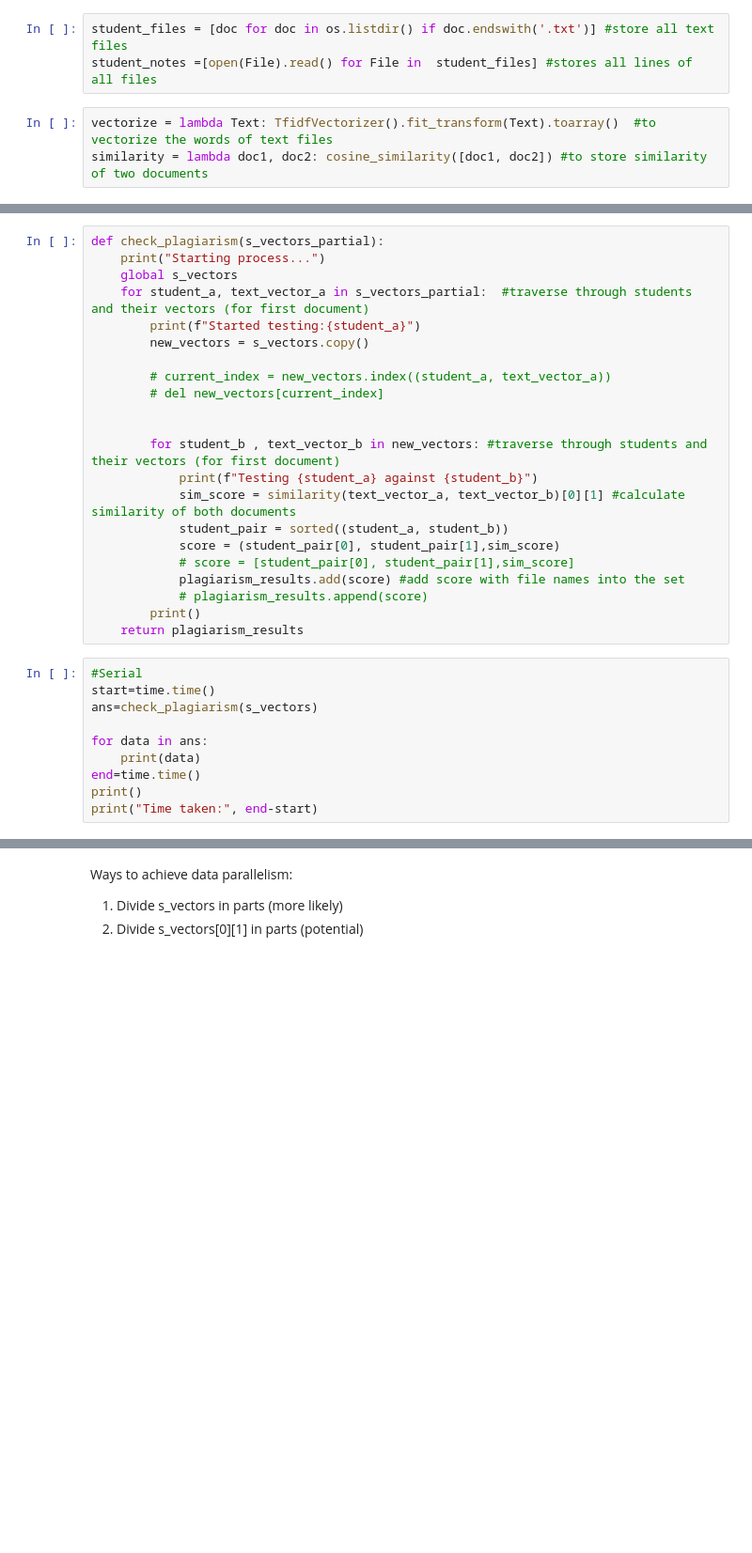
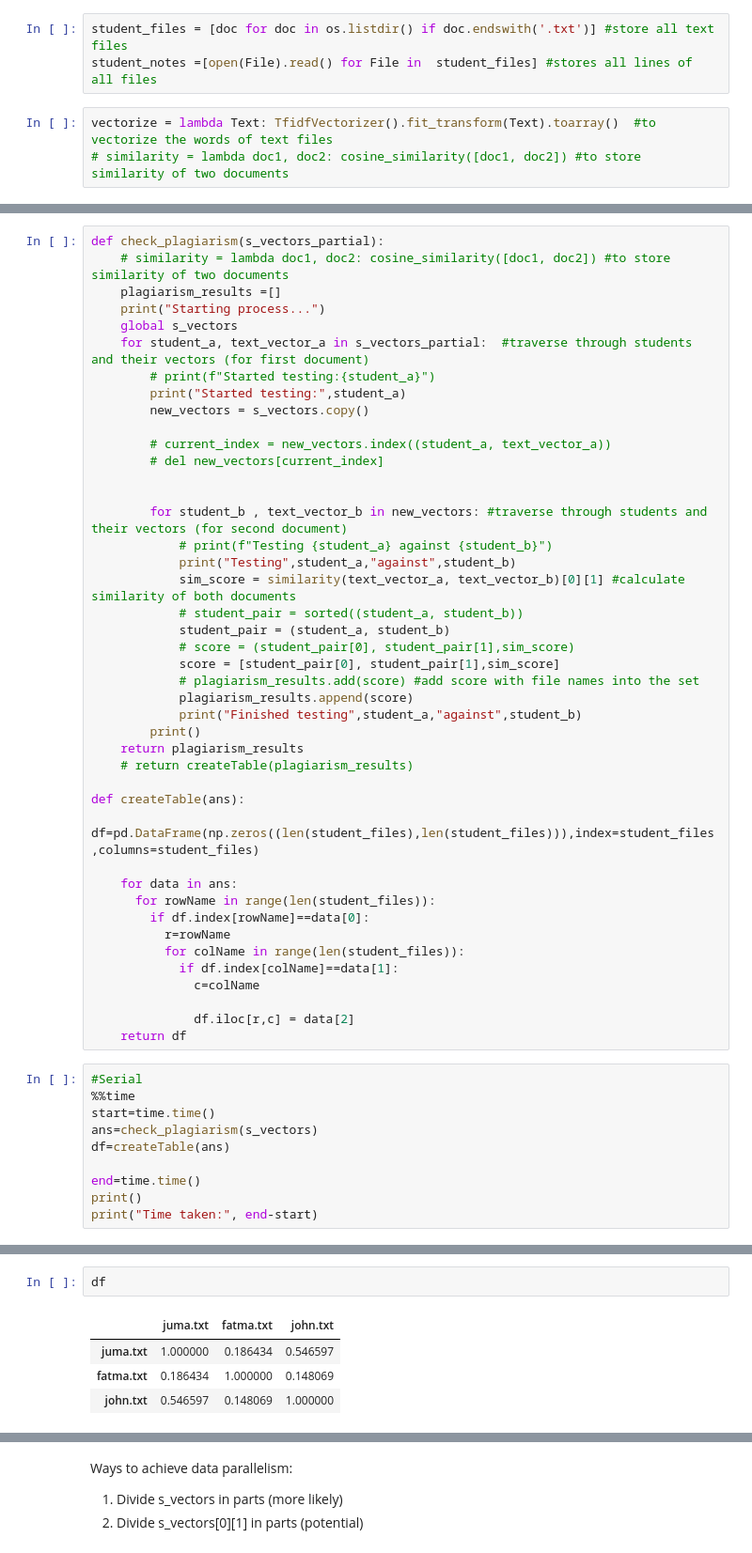
Before and after one commit to arindamkeswani/RePlicate, a Jupyter notebook: RePlicate_(HPC_Project).ipynb, the cells around one changed output, grey strips where cells are left out. Shown at 94% size. Drawn from its saved outputs; the diff is of its cells as text; blank space fills up the shorter version.

```diff
--- a/RePlicate_(HPC_Project).ipynb
+++ b/RePlicate_(HPC_Project).ipynb
@@ -20,7 +48,7 @@ student_files = [doc for doc in os.listdir() if doc.endswith('.txt')] #store all
 student_notes =[open(File).read() for File in  student_files] #stores all lines of all files
 # %%
 vectorize = lambda Text: TfidfVectorizer().fit_transform(Text).toarray()  #to vectorize the words of text files
-similarity = lambda doc1, doc2: cosine_similarity([doc1, doc2]) #to store similarity of two documents
+# similarity = lambda doc1, doc2: cosine_similarity([doc1, doc2]) #to store similarity of two documents
 # %%
 vectors = vectorize(student_notes) #store vectorized values
 s_vectors = list(zip(student_files, vectors)) #store it with file names
@@ -29,32 +61,53 @@ plagiarism_results = set() #to store results in a set
 # %%
 def check_plagiarism(s_vectors_partial):
+    # similarity = lambda doc1, doc2: cosine_similarity([doc1, doc2]) #to store similarity of two documents
+    plagiarism_results =[]
     print("Starting process...")
     global s_vectors
     for student_a, text_vector_a in s_vectors_partial:  #traverse through students and their vectors (for first document)
-        print(f"Started testing:{student_a}")
+        # print(f"Started testing:{student_a}")
+        print("Started testing:",student_a)
         new_vectors = s_vectors.copy()
 
         # current_index = new_vectors.index((student_a, text_vector_a))
         # del new_vectors[current_index]
 
 
-        for student_b , text_vector_b in new_vectors: #traverse through students and their vectors (for first document)
-            print(f"Testing {student_a} against {student_b}")
+        for student_b , text_vector_b in new_vectors: #traverse through students and their vectors (for second document)
+            # print(f"Testing {student_a} against {student_b}")
+            print("Testing",student_a,"against",student_b)
             sim_score = similarity(text_vector_a, text_vector_b)[0][1] #calculate similarity of both documents
-            student_pair = sorted((student_a, student_b))
-            score = (student_pair[0], student_pair[1],sim_score)
-            # score = [student_pair[0], student_pair[1],sim_score]
-            plagiarism_results.add(score) #add score with file names into the set
-            # plagiarism_results.append(score)
+            # student_pair = sorted((student_a, student_b))
+            student_pair = (student_a, student_b)
+            # score = (student_pair[0], student_pair[1],sim_score)
+            score = [student_pair[0], student_pair[1],sim_score]
+            # plagiarism_results.add(score) #add score with file names into the set
+            plagiarism_results.append(score)
+            print("Finished testing",student_a,"against",student_b)
         print()
     return plagiarism_results
+    # return createTable(plagiarism_results)
+
+def createTable(ans):
+    df=pd.DataFrame(np.zeros((len(student_files),len(student_files))),index=student_files,columns=student_files)
+
+    for data in ans:
+      for rowName in range(len(student_files)):
+        if df.index[rowName]==data[0]:
+          r=rowName
+          for colName in range(len(student_files)):
+            if df.index[colName]==data[1]:
+              c=colName
+
+              df.iloc[r,c] = data[2]
+    return df
 # %%
 #Serial
+%%time
 start=time.time()
 ans=check_plagiarism(s_vectors)
+df=createTable(ans)
 
-for data in ans:
-    print(data)
 end=time.time()
 print()
 print("Time taken:", end-start)
@@ -133,0 +132,7 @@ Time taken: 0.0029540061950683594
+# %%
+df
+# %% [output]
+|  | juma.txt | fatma.txt | john.txt |
+| juma.txt | 1.000000 | 0.186434 | 0.546597 |
+| fatma.txt | 0.186434 | 1.000000 | 0.148069 |
+| john.txt | 0.546597 | 0.148069 | 1.000000 |
```
Also changed, not shown: parts of 29 cells of this notebook.
